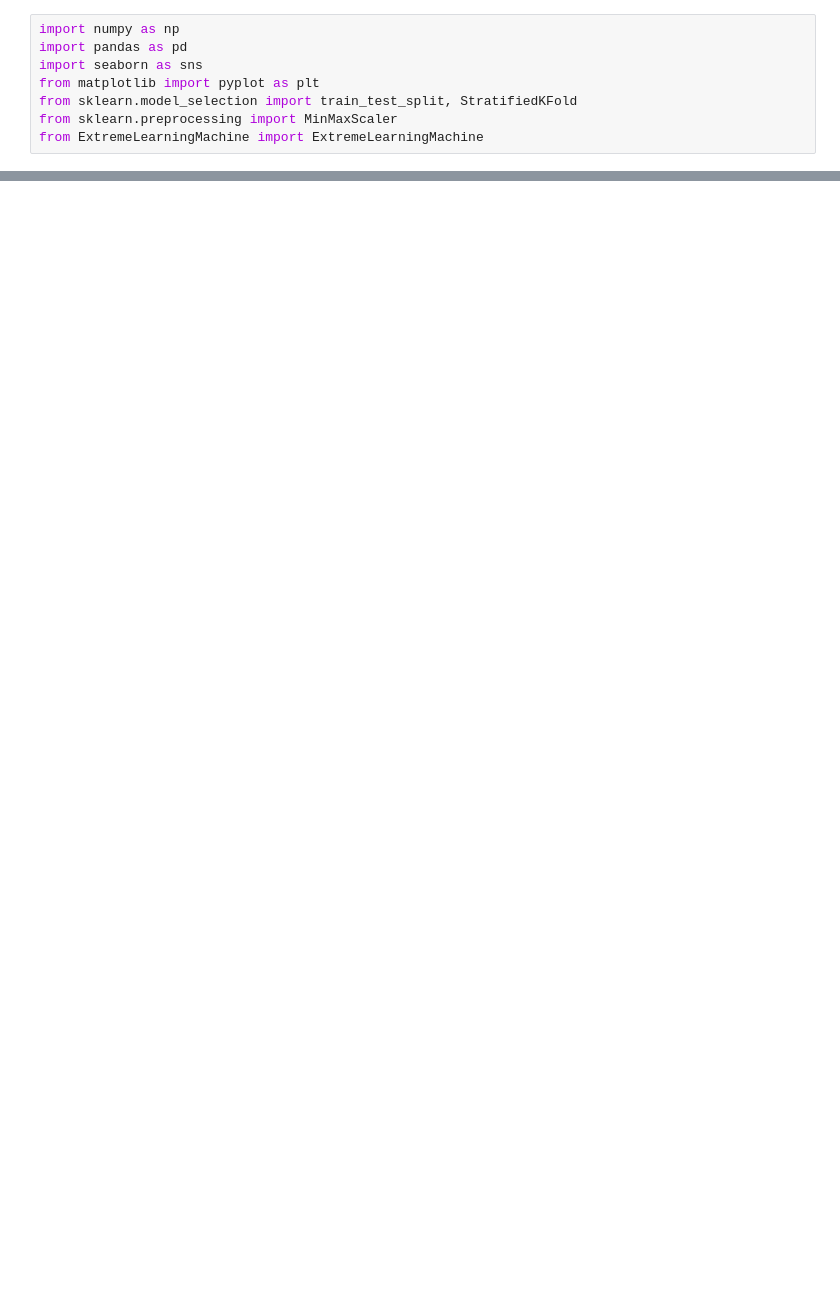
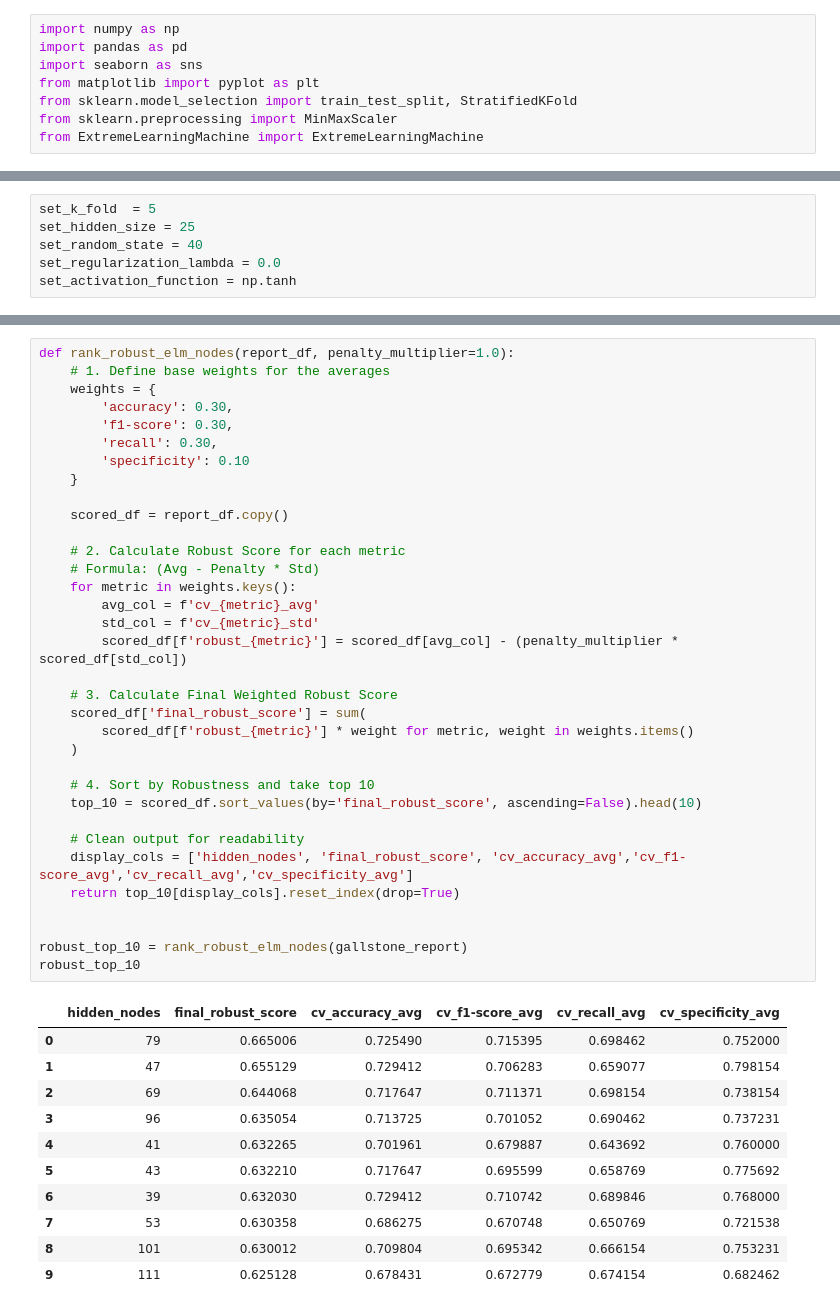
Before and after one commit to youquanneu/COMP3200_Individual_Project, a Jupyter notebook: Pipeline/Model/Model Prediction.ipynb, the cells around one changed output, grey strips where cells are left out. Cells and saved outputs as stored; diff of their text form; blank space fills up the shorter version.

```diff
--- a/Pipeline/Model/Model Prediction.ipynb
+++ b/Pipeline/Model/Model Prediction.ipynb
@@ -16,3 +13,9 @@ df = pd.read_csv(filePath)
 targetCol = ['Gallstone Status']
 X = df.drop(targetCol, axis=1)
 y = df[targetCol]
+# %%
+set_k_fold  = 5
+set_hidden_size = 25
+set_random_state = 40
+set_regularization_lambda = 0.0
+set_activation_function = np.tanh
@@ -218,0 +204,46 @@ if 'diff_report' in locals():
+# %%
+def rank_robust_elm_nodes(report_df, penalty_multiplier=1.0):
+    # 1. Define base weights for the averages
+    weights = {
+        'accuracy': 0.30,
+        'f1-score': 0.30,
+        'recall': 0.30,
+        'specificity': 0.10
+    }
+
+    scored_df = report_df.copy()
+
+    # 2. Calculate Robust Score for each metric
+    # Formula: (Avg - Penalty * Std)
+    for metric in weights.keys():
+        avg_col = f'cv_{metric}_avg'
+        std_col = f'cv_{metric}_std'
+        scored_df[f'robust_{metric}'] = scored_df[avg_col] - (penalty_multiplier * scored_df[std_col])
+
+    # 3. Calculate Final Weighted Robust Score
+    scored_df['final_robust_score'] = sum(
+        scored_df[f'robust_{metric}'] * weight for metric, weight in weights.items()
+    )
+
+    # 4. Sort by Robustness and take top 10
+    top_10 = scored_df.sort_values(by='final_robust_score', ascending=False).head(10)
+
+    # Clean output for readability
+    display_cols = ['hidden_nodes', 'final_robust_score', 'cv_accuracy_avg','cv_f1-score_avg','cv_recall_avg','cv_specificity_avg']
+    return top_10[display_cols].reset_index(drop=True)
+
+
+robust_top_10 = rank_robust_elm_nodes(gallstone_report)
+robust_top_10
+# %% [output]
+|  | hidden_nodes | final_robust_score | cv_accuracy_avg | cv_f1-score_avg | cv_recall_avg | cv_specificity_avg |
+| 0 | 79 | 0.665006 | 0.725490 | 0.715395 | 0.698462 | 0.752000 |
+| 1 | 47 | 0.655129 | 0.729412 | 0.706283 | 0.659077 | 0.798154 |
+| 2 | 69 | 0.644068 | 0.717647 | 0.711371 | 0.698154 | 0.738154 |
+| 3 | 96 | 0.635054 | 0.713725 | 0.701052 | 0.690462 | 0.737231 |
+| 4 | 41 | 0.632265 | 0.701961 | 0.679887 | 0.643692 | 0.760000 |
+| 5 | 43 | 0.632210 | 0.717647 | 0.695599 | 0.658769 | 0.775692 |
+| 6 | 39 | 0.632030 | 0.729412 | 0.710742 | 0.689846 | 0.768000 |
+| 7 | 53 | 0.630358 | 0.686275 | 0.670748 | 0.650769 | 0.721538 |
+| 8 | 101 | 0.630012 | 0.709804 | 0.695342 | 0.666154 | 0.753231 |
+| 9 | 111 | 0.625128 | 0.678431 | 0.672779 | 0.674154 | 0.682462 |
```
Also changed, not shown: parts of 9 cells of this notebook, 3 other files.
